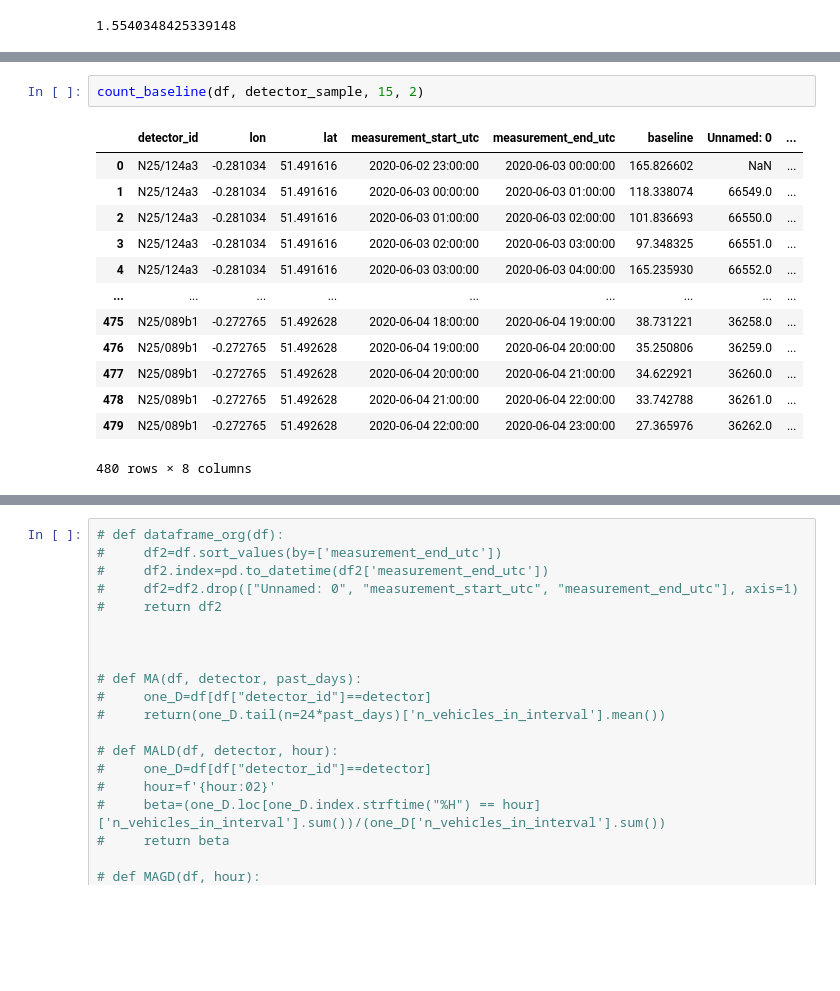
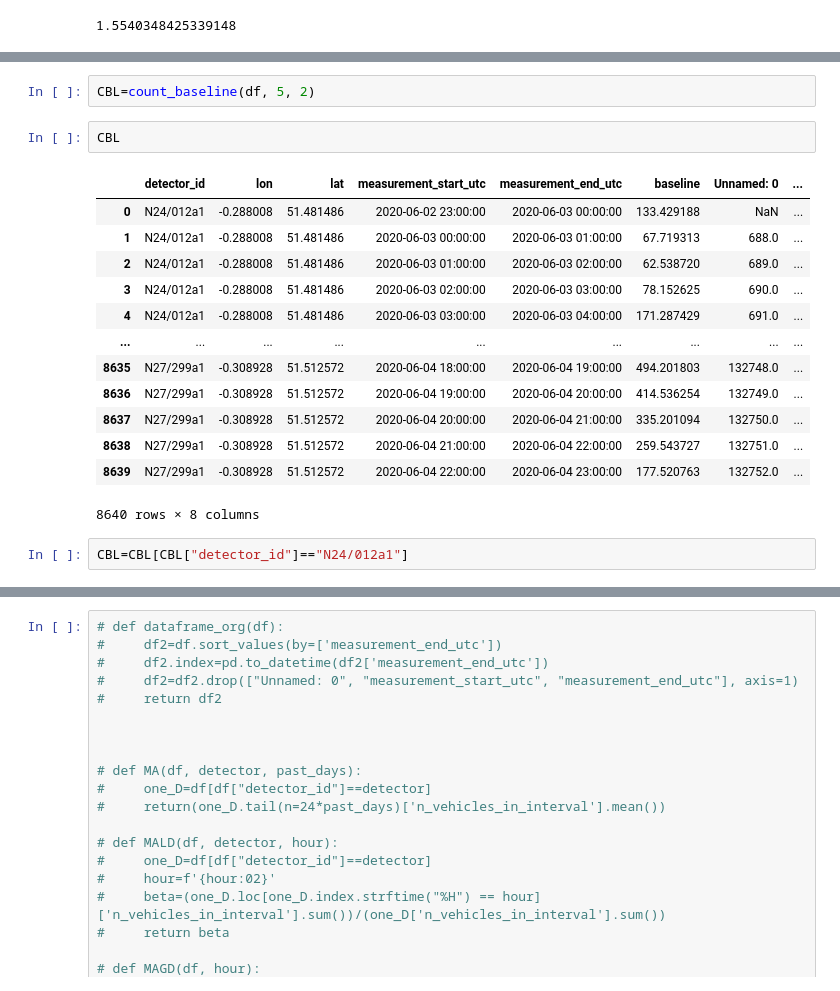
Before and after one commit to TeddyTW/SpatialScan, a Jupyter notebook: Demoing.ipynb, the cells around one changed output, grey strips where cells are left out. Drawn from its saved outputs; the diff is of its cells as text; blank space fills up the shorter version.

```diff
--- a/Demoing.ipynb
+++ b/Demoing.ipynb
@@ -34,16 +34,20 @@ x=holt_winters(df, detector_sample, 20, 3, display=True, alpha=0.05, beta=0.05,
-# %%
-count_baseline(df, detector_sample, 15, 2)
-# %% [output]
-|  | detector_id | lon | lat | measurement_start_utc | measurement_end_utc | baseline | Unnamed: 0 | ... |
-| 0 | N25/124a3 | -0.281034 | 51.491616 | 2020-06-02 23:00:00 | 2020-06-03 00:00:00 | 165.826602 | NaN | ... |
-| 1 | N25/124a3 | -0.281034 | 51.491616 | 2020-06-03 00:00:00 | 2020-06-03 01:00:00 | 118.338074 | 66549.0 | ... |
-| 2 | N25/124a3 | -0.281034 | 51.491616 | 2020-06-03 01:00:00 | 2020-06-03 02:00:00 | 101.836693 | 66550.0 | ... |
-| 3 | N25/124a3 | -0.281034 | 51.491616 | 2020-06-03 02:00:00 | 2020-06-03 03:00:00 | 97.348325 | 66551.0 | ... |
-| 4 | N25/124a3 | -0.281034 | 51.491616 | 2020-06-03 03:00:00 | 2020-06-03 04:00:00 | 165.235930 | 66552.0 | ... |
-| ... | ... | ... | ... | ... | ... | ... | ... | ... |
-| 475 | N25/089b1 | -0.272765 | 51.492628 | 2020-06-04 18:00:00 | 2020-06-04 19:00:00 | 38.731221 | 36258.0 | ... |
-| 476 | N25/089b1 | -0.272765 | 51.492628 | 2020-06-04 19:00:00 | 2020-06-04 20:00:00 | 35.250806 | 36259.0 | ... |
-| 477 | N25/089b1 | -0.272765 | 51.492628 | 2020-06-04 20:00:00 | 2020-06-04 21:00:00 | 34.622921 | 36260.0 | ... |
-| 478 | N25/089b1 | -0.272765 | 51.492628 | 2020-06-04 21:00:00 | 2020-06-04 22:00:00 | 33.742788 | 36261.0 | ... |
-| 479 | N25/089b1 | -0.272765 | 51.492628 | 2020-06-04 22:00:00 | 2020-06-04 23:00:00 | 27.365976 | 36262.0 | ... |
-480 rows × 8 columns
+# %%
+CBL=count_baseline(df, 5, 2)
+# %%
+CBL
+# %% [output]
+|  | detector_id | lon | lat | measurement_start_utc | measurement_end_utc | baseline | Unnamed: 0 | ... |
+| 0 | N24/012a1 | -0.288008 | 51.481486 | 2020-06-02 23:00:00 | 2020-06-03 00:00:00 | 133.429188 | NaN | ... |
+| 1 | N24/012a1 | -0.288008 | 51.481486 | 2020-06-03 00:00:00 | 2020-06-03 01:00:00 | 67.719313 | 688.0 | ... |
+| 2 | N24/012a1 | -0.288008 | 51.481486 | 2020-06-03 01:00:00 | 2020-06-03 02:00:00 | 62.538720 | 689.0 | ... |
+| 3 | N24/012a1 | -0.288008 | 51.481486 | 2020-06-03 02:00:00 | 2020-06-03 03:00:00 | 78.152625 | 690.0 | ... |
+| 4 | N24/012a1 | -0.288008 | 51.481486 | 2020-06-03 03:00:00 | 2020-06-03 04:00:00 | 171.287429 | 691.0 | ... |
+| ... | ... | ... | ... | ... | ... | ... | ... | ... |
+| 8635 | N27/299a1 | -0.308928 | 51.512572 | 2020-06-04 18:00:00 | 2020-06-04 19:00:00 | 494.201803 | 132748.0 | ... |
+| 8636 | N27/299a1 | -0.308928 | 51.512572 | 2020-06-04 19:00:00 | 2020-06-04 20:00:00 | 414.536254 | 132749.0 | ... |
+| 8637 | N27/299a1 | -0.308928 | 51.512572 | 2020-06-04 20:00:00 | 2020-06-04 21:00:00 | 335.201094 | 132750.0 | ... |
+| 8638 | N27/299a1 | -0.308928 | 51.512572 | 2020-06-04 21:00:00 | 2020-06-04 22:00:00 | 259.543727 | 132751.0 | ... |
+| 8639 | N27/299a1 | -0.308928 | 51.512572 | 2020-06-04 22:00:00 | 2020-06-04 23:00:00 | 177.520763 | 132752.0 | ... |
+8640 rows × 8 columns
+# %%
+CBL=CBL[CBL["detector_id"]=="N24/012a1"]
```
Also changed, not shown: parts of 3 cells of this notebook, 1 other file.
